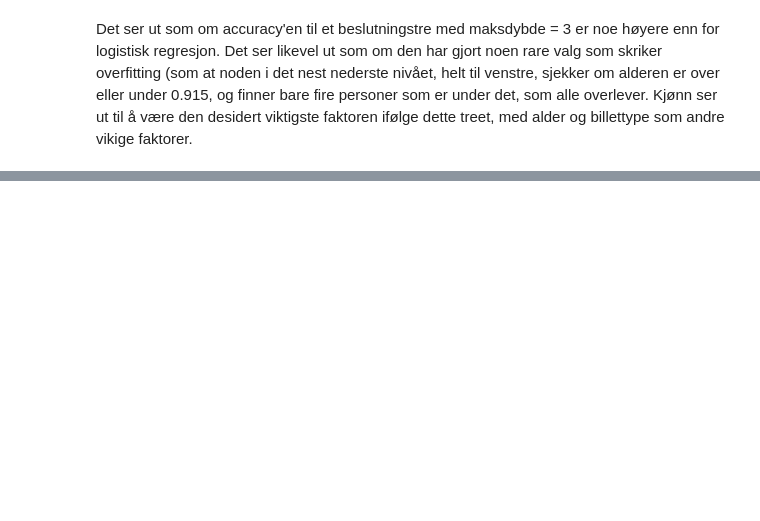
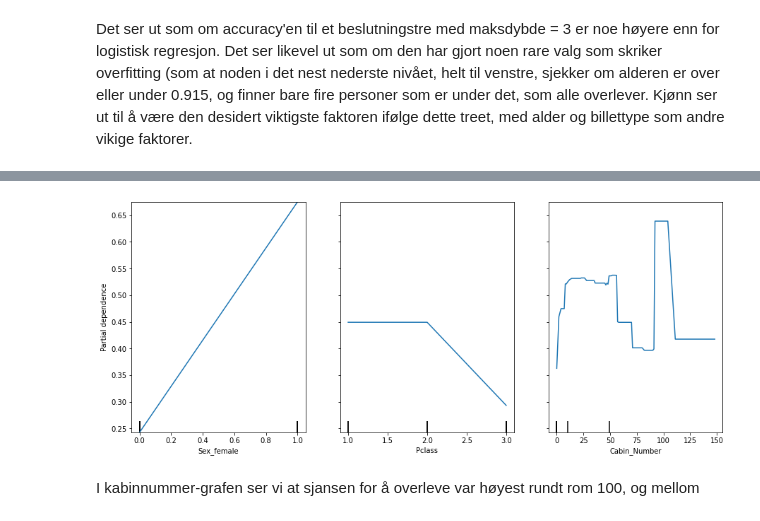
Before and after one commit to didriksi/HON2200-oblig01, a Jupyter notebook: notebooks/001-dsi-oblig.ipynb, the cells around one changed output, grey strips where cells are left out. Drawn from its saved outputs; the diff is of its cells as text; code cells hidden in the pictures; blank space fills up the shorter version.

```diff
--- a/notebooks/001-dsi-oblig.ipynb
+++ b/notebooks/001-dsi-oblig.ipynb
@@ -237,0 +260,10 @@ Hvis vi endrer max_depth har vi stor varians i hvor mye bedre/verre vi blir, men
+# %%
+features = ["Sex_female", "Pclass", "Cabin_Number"]
+
+plot_partial_dependence(model, X_train, features)
+plt.gcf().set_size_inches(15, 6)
+plt.show()
+# %% [output]
+[figure, added]
+# %% [markdown]
+I kabinnummer-grafen ser vi at sjansen for å overleve var høyest rundt rom 100, og mellom
```
Also changed, not shown: parts of 13 cells of this notebook, 1 other file.
